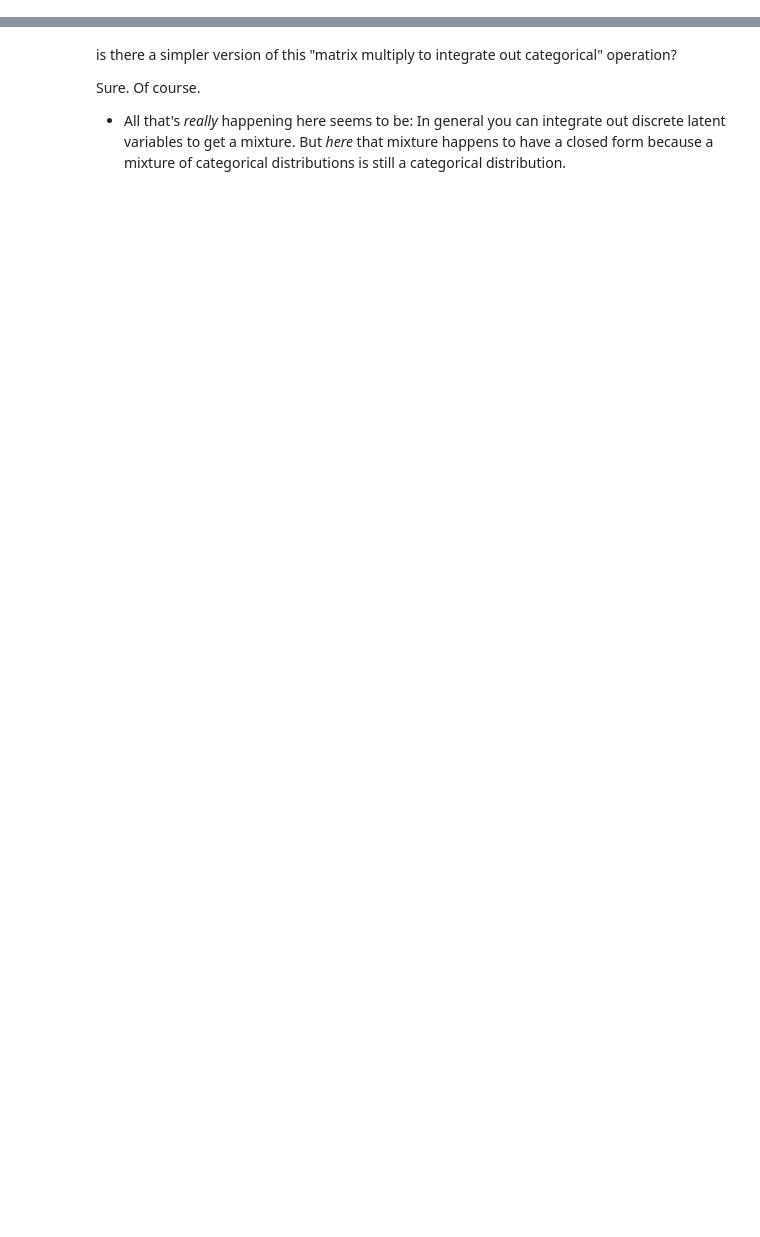
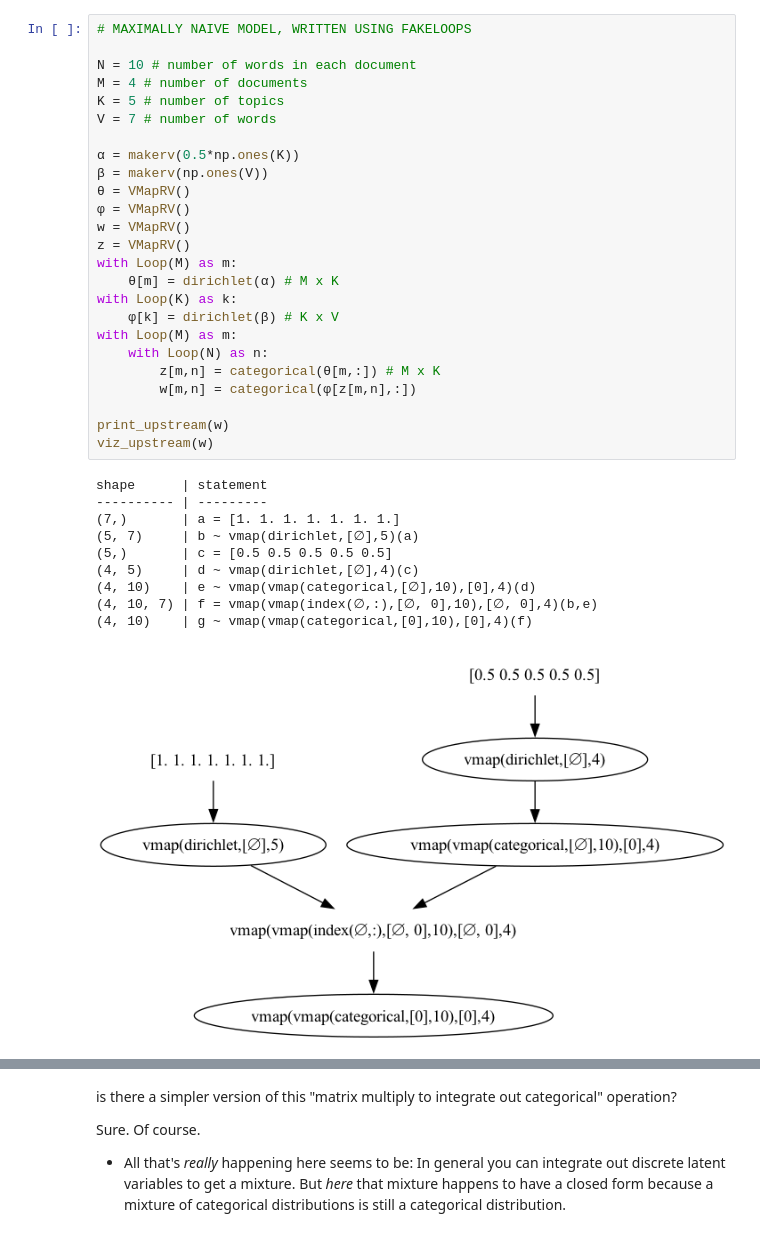
Before and after one commit to justindomke/pangolin, a Jupyter notebook: exploratory notebooks/demo-lda.ipynb, the cells around one changed output, grey strips where cells are left out. Saved outputs shown, nothing was run; the diff lists cells and outputs as text; blank space fills up the shorter version.

```diff
--- a/exploratory notebooks/demo-lda.ipynb
+++ b/exploratory notebooks/demo-lda.ipynb
@@ -30,0 +52,36 @@ skipping MCMC...
+# %%
+# MAXIMALLY NAIVE MODEL, WRITTEN USING FAKELOOPS
+
+N = 10 # number of words in each document
+M = 4 # number of documents
+K = 5 # number of topics
+V = 7 # number of words
+
+α = makerv(0.5*np.ones(K))
+β = makerv(np.ones(V))
+θ = VMapRV()
+φ = VMapRV()
+w = VMapRV()
+z = VMapRV()
+with Loop(M) as m:
+    θ[m] = dirichlet(α) # M x K
+with Loop(K) as k:
+    φ[k] = dirichlet(β) # K x V
+with Loop(M) as m:
+    with Loop(N) as n:
+        z[m,n] = categorical(θ[m,:]) # M x K
+        w[m,n] = categorical(φ[z[m,n],:])
+
+print_upstream(w)
+viz_upstream(w)
+# %% [output]
+shape      | statement
+---------- | ---------
+(7,)       | a = [1. 1. 1. 1. 1. 1. 1.]
+(5, 7)     | b ~ vmap(dirichlet,[∅],5)(a)
+(5,)       | c = [0.5 0.5 0.5 0.5 0.5]
+(4, 5)     | d ~ vmap(dirichlet,[∅],4)(c)
+(4, 10)    | e ~ vmap(vmap(categorical,[∅],10),[0],4)(d)
+(4, 10, 7) | f = vmap(vmap(index(∅,:),[∅, 0],10),[∅, 0],4)(b,e)
+(4, 10)    | g ~ vmap(vmap(categorical,[0],10),[0],4)(f)
+[figure, added]
```
Also changed, not shown: parts of 12 cells of this notebook, 26 other files.
